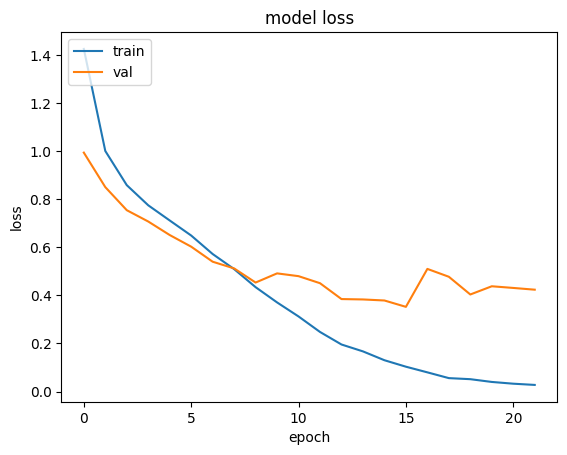
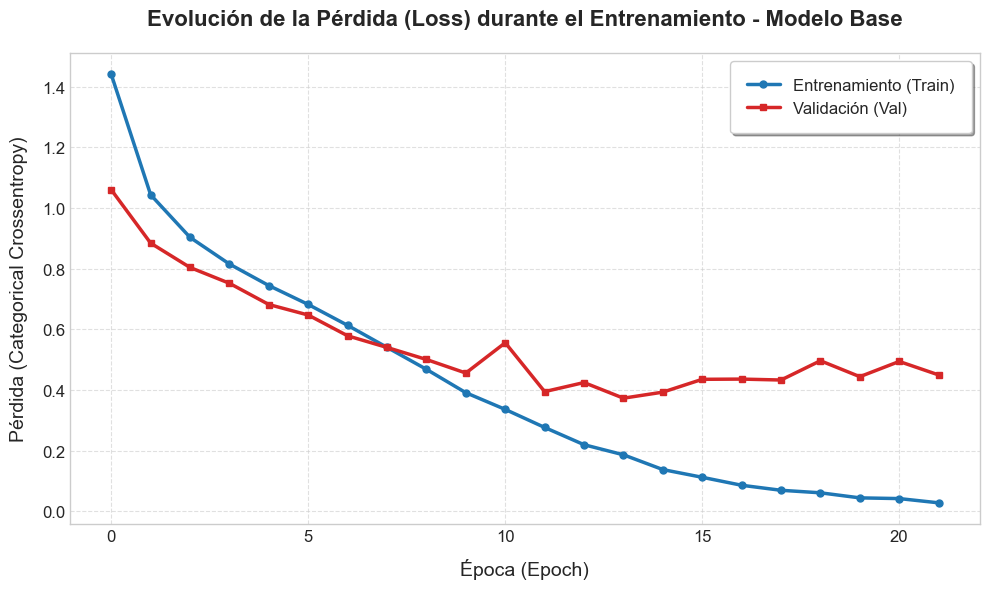
Unified diff of the notebook cell whose output changed from the first chart to the second:
--- before
+++ after
@@ -1,7 +1,37 @@
-plt.plot(history.history['loss'])
-plt.plot(history.history['val_loss'])
-plt.title('model loss')
-plt.ylabel('loss')
-plt.xlabel('epoch')
-plt.legend(['train', 'val'], loc='upper left')
+plt.style.use('seaborn-v0_8-whitegrid')
+plt.figure(figsize=(10, 6))
+
+plt.plot(history.history['loss'], 
+         label='Entrenamiento (Train)', 
+         linewidth=2.5, 
+         color='#1f77b4',
+         marker='o',
+         markersize=5)
+
+plt.plot(history.history['val_loss'], 
+         label='Validación (Val)', 
+         linewidth=2.5, 
+         color='#d62728',
+         marker='s',
+         markersize=5)
+
+plt.title('Evolución de la Pérdida (Loss) durante el Entrenamiento - Modelo Base', 
+          fontsize=16, 
+          fontweight='bold', 
+          pad=20)
+plt.ylabel('Pérdida (Categorical Crossentropy)', fontsize=14, labelpad=10)
+plt.xlabel('Época (Epoch)', fontsize=14, labelpad=10)
+
+plt.xticks(fontsize=12)
+plt.yticks(fontsize=12)
+
+plt.legend(loc='upper right', 
+           fontsize=12, 
+           frameon=True, 
+           shadow=True, 
+           borderpad=1)
+
+plt.grid(True, linestyle='--', alpha=0.6)
+plt.tight_layout()
+plt.savefig('grafico_loss_base.png', dpi=300, bbox_inches='tight')
 plt.show()

Commit: Results